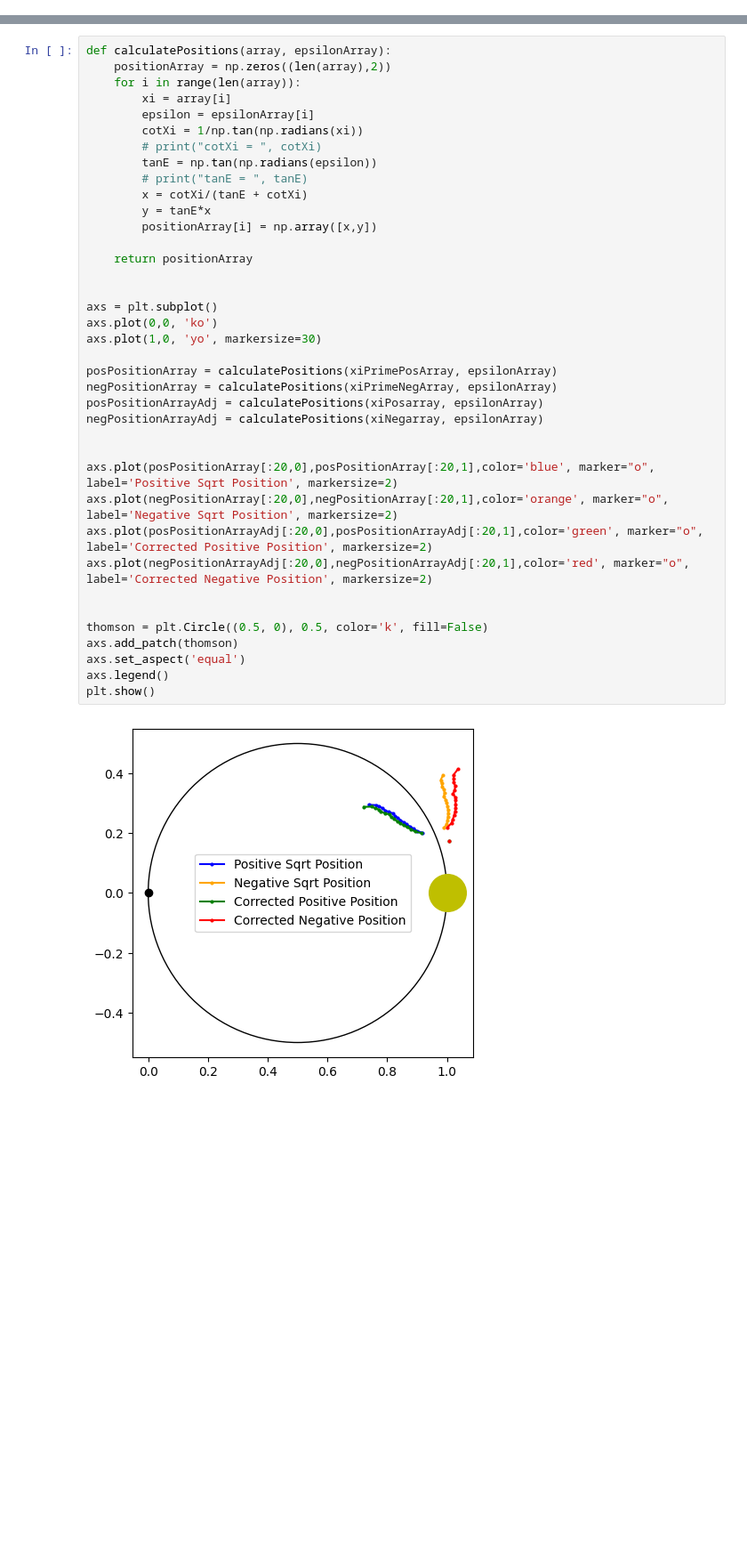
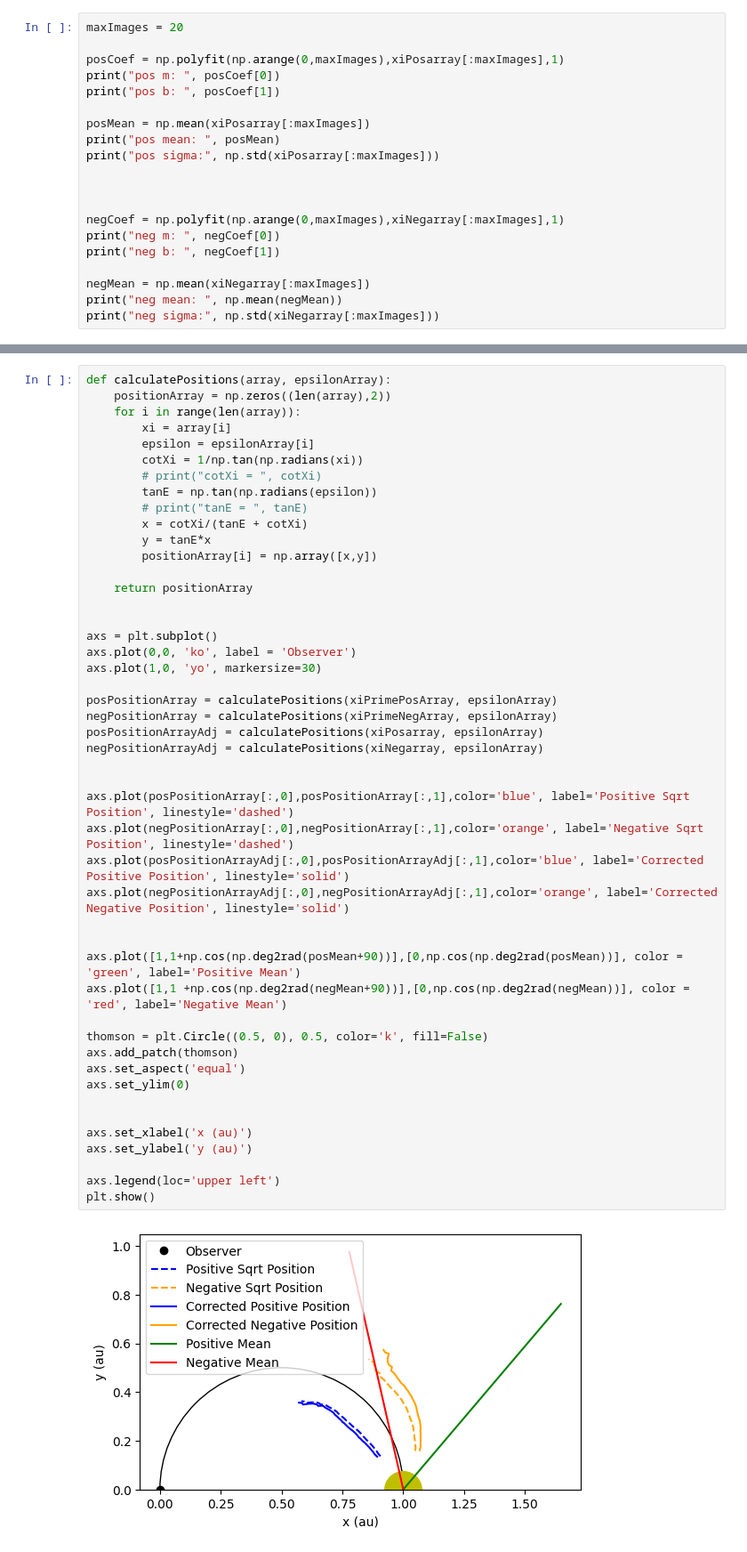
Before and after one commit to nathaniellaurent/CME-polarization, a Jupyter notebook: Scripts_CME_3/CME-correction.ipynb, the cells around one changed output, grey strips where cells are left out. Shown: that part at 89% size. Drawn from its saved outputs; the diff is of its cells as text; blank space fills up the shorter version.

```diff
--- a/Scripts_CME_3/CME-correction.ipynb
+++ b/Scripts_CME_3/CME-correction.ipynb
@@ -199,0 +200,20 @@ xiPrimePosArray:  [ 0.                 nan         nan         nan 22.10171491 2
+# %%
+maxImages = 20
+
+posCoef = np.polyfit(np.arange(0,maxImages),xiPosarray[:maxImages],1)
+print("pos m: ", posCoef[0])
+print("pos b: ", posCoef[1])
+
+posMean = np.mean(xiPosarray[:maxImages])
+print("pos mean: ", posMean)
+print("pos sigma:", np.std(xiPosarray[:maxImages]))
+
+
+
+negCoef = np.polyfit(np.arange(0,maxImages),xiNegarray[:maxImages],1)
+print("neg m: ", negCoef[0])
+print("neg b: ", negCoef[1])
+
+negMean = np.mean(xiNegarray[:maxImages])
+print("neg mean: ", np.mean(negMean))
+print("neg sigma:", np.std(xiNegarray[:maxImages]))
@@ -203,37 +232,46 @@ def calculatePositions(array, epsilonArray):
     for i in range(len(array)):
         xi = array[i]
         epsilon = epsilonArray[i]
         cotXi = 1/np.tan(np.radians(xi))
         # print("cotXi = ", cotXi)
         tanE = np.tan(np.radians(epsilon))
         # print("tanE = ", tanE)
         x = cotXi/(tanE + cotXi)
         y = tanE*x
         positionArray[i] = np.array([x,y])
 
     return positionArray
 
 
 axs = plt.subplot()
-axs.plot(0,0, 'ko')
+axs.plot(0,0, 'ko', label = 'Observer')
 axs.plot(1,0, 'yo', markersize=30)
 
 posPositionArray = calculatePositions(xiPrimePosArray, epsilonArray)
 negPositionArray = calculatePositions(xiPrimeNegArray, epsilonArray)
 posPositionArrayAdj = calculatePositions(xiPosarray, epsilonArray)
 negPositionArrayAdj = calculatePositions(xiNegarray, epsilonArray)
 
 
-axs.plot(posPositionArray[:20,0],posPositionArray[:20,1],color='blue', marker="o", label='Positive Sqrt Position', markersize=2)
-axs.plot(negPositionArray[:20,0],negPositionArray[:20,1],color='orange', marker="o", label='Negative Sqrt Position', markersize=2)
-axs.plot(posPositionArrayAdj[:20,0],posPositionArrayAdj[:20,1],color='green', marker="o", label='Corrected Positive Position', markersize=2)
-axs.plot(negPositionArrayAdj[:20,0],negPositionArrayAdj[:20,1],color='red', marker="o", label='Corrected Negative Position', markersize=2)
+axs.plot(posPositionArray[:,0],posPositionArray[:,1],color='blue', label='Positive Sqrt Position', linestyle='dashed')
+axs.plot(negPositionArray[:,0],negPositionArray[:,1],color='orange', label='Negative Sqrt Position', linestyle='dashed')
+axs.plot(posPositionArrayAdj[:,0],posPositionArrayAdj[:,1],color='blue', label='Corrected Positive Position', linestyle='solid')
+axs.plot(negPositionArrayAdj[:,0],negPositionArrayAdj[:,1],color='orange', label='Corrected Negative Position', linestyle='solid')
 
+
+axs.plot([1,1+np.cos(np.deg2rad(posMean+90))],[0,np.cos(np.deg2rad(posMean))], color = 'green', label='Positive Mean')
+axs.plot([1,1 +np.cos(np.deg2rad(negMean+90))],[0,np.cos(np.deg2rad(negMean))], color = 'red', label='Negative Mean')
 
 thomson = plt.Circle((0.5, 0), 0.5, color='k', fill=False)
 axs.add_patch(thomson)
 axs.set_aspect('equal')
-axs.legend()
+axs.set_ylim(0)
+
+
+axs.set_xlabel('x (au)')
+axs.set_ylabel('y (au)')
+
+axs.legend(loc='upper left')
 plt.show()
 # %% [output]
-[figure, old version]
+[figure, new version]
```
Also changed, not shown: parts of 3 cells of this notebook, 1 other file.
